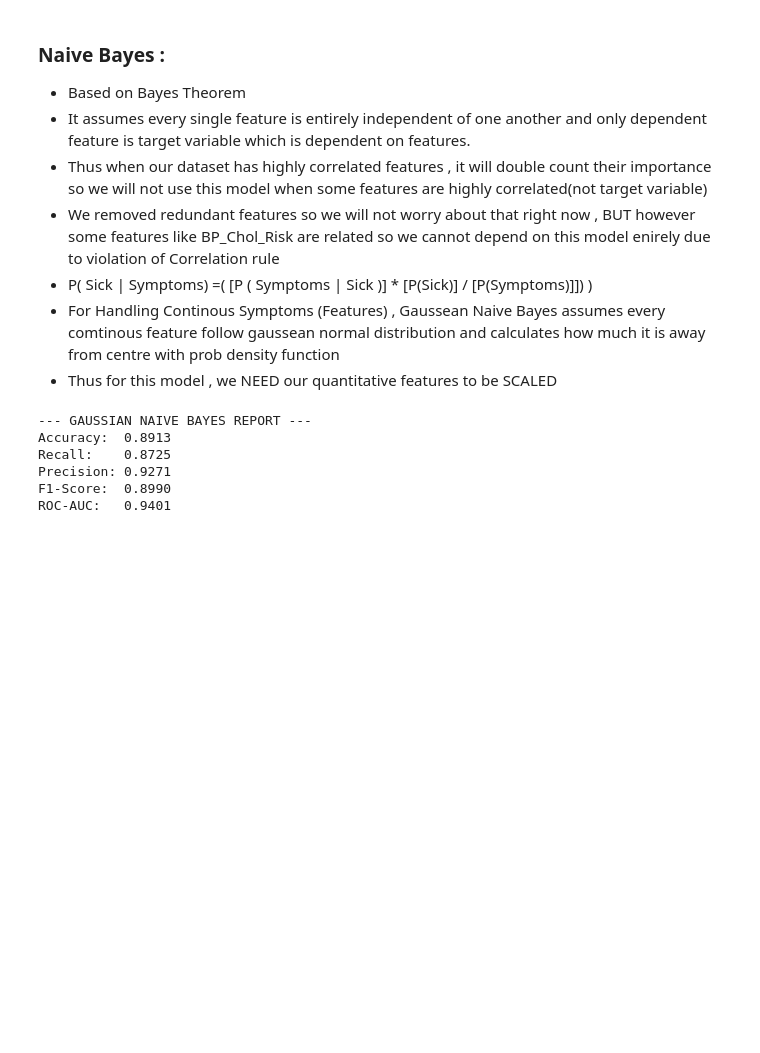
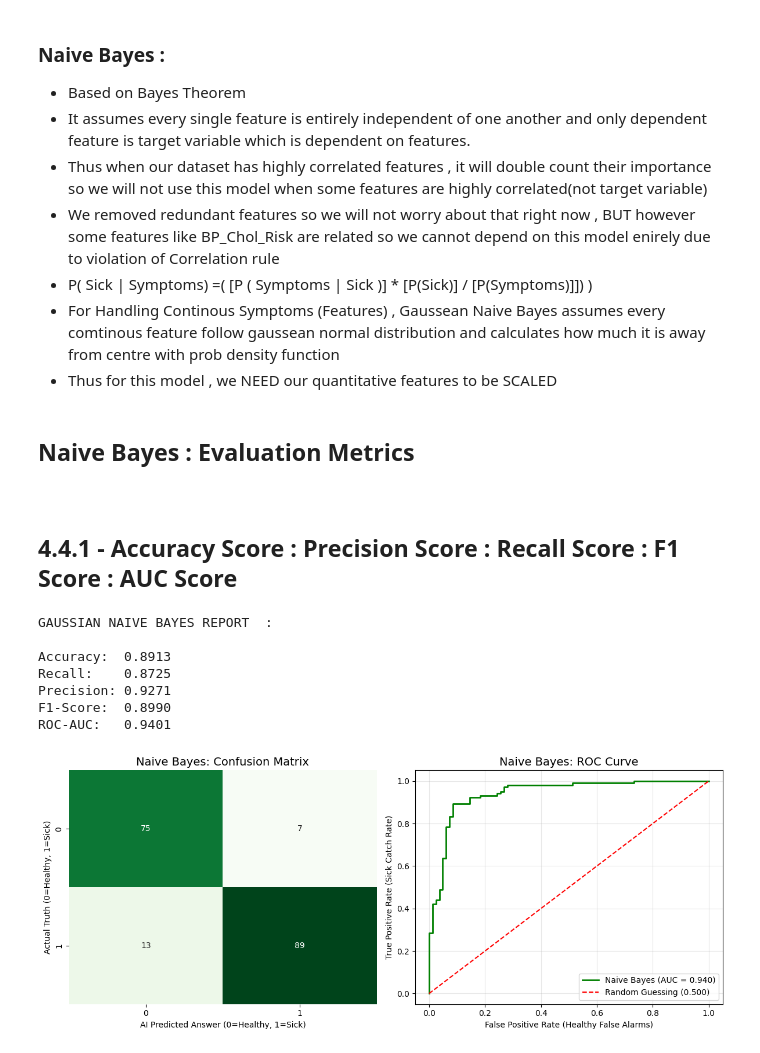
Before and after one commit to Tanish-30-08-2006/Heart-Disease-Prediction, a Jupyter notebook: notebooks/04_Model_Training_and_Verification.ipynb, the cells around one changed output. Cells and saved outputs as stored; diff of their text form; code cells hidden in the pictures; blank space fills up the shorter version.

Commit message:
feat: model creation process  : evaulation metric calculated all scores including f1 score / recall score / precision score / auc score / accuracy

```diff
--- a/notebooks/04_Model_Training_and_Verification.ipynb
+++ b/notebooks/04_Model_Training_and_Verification.ipynb
@@ -490,6 +490,12 @@ nb_model.fit(X_train, y_train)
 
 y_pred_nb = nb_model.predict(X_test)
 y_prob_nb = nb_model.predict_proba(X_test)[:,1]
+# %% [markdown]
+#
+## Naive Bayes : Evaluation Metrics
+#
+# %% [markdown]
+## 4.4.1 - Accuracy Score : Precision Score : Recall Score : F1 Score : AUC Score
 # %%
 from sklearn.metrics import confusion_matrix,accuracy_score,recall_score,precision_score,f1_score,roc_auc_score, roc_curve
 
@@ -500,16 +506,48 @@ f1_nb = f1_score(y_test, y_pred_nb)
 auc_nb = roc_auc_score(y_test, y_prob_nb)
 
 # 5. Print the Report Card
-print("--- GAUSSIAN NAIVE BAYES REPORT  :\n")
+print("\nGAUSSIAN NAIVE BAYES REPORT  :\n")
 print(f"Accuracy:  {acc_nb:.4f}")
 print(f"Recall:    {rec_nb:.4f}")
 print(f"Precision: {prec_nb:.4f}")
 print(f"F1-Score:  {f1_nb:.4f}")
 print(f"ROC-AUC:   {auc_nb:.4f}")
 # %% [output]
---- GAUSSIAN NAIVE BAYES REPORT ---
+GAUSSIAN NAIVE BAYES REPORT  :
+
 Accuracy:  0.8913
 Recall:    0.8725
 Precision: 0.9271
 F1-Score:  0.8990
 ROC-AUC:   0.9401
+# %%
+plt.figure(figsize=(12, 5))
+
+plt.subplot(1, 2, 1)
+
+cm_nb = confusion_matrix(y_test, y_pred_nb)
+sns.heatmap(cm_nb, annot=True, fmt='d', cmap='Greens', cbar=False)
+plt.title('Naive Bayes: Confusion Matrix', fontsize=14)
+plt.xlabel('AI Predicted Answer (0=Healthy, 1=Sick)')
+plt.ylabel('Actual Truth (0=Healthy, 1=Sick)')
+
+plt.subplot(1, 2, 2)
+
+# Calculating the coordinates for the Naive Bayes line
+fpr_nb, tpr_nb, thresholds_nb = roc_curve(y_test, y_prob_nb)
+
+
+plt.plot(fpr_nb, tpr_nb, color='green', linewidth=2, label=f'Naive Bayes (AUC = {auc_nb:.3f})')
+
+plt.plot([0, 1], [0, 1], color='red', linestyle='--', label='Random Guessing (0.500)')
+
+plt.title('Naive Bayes: ROC Curve', fontsize=14)
+plt.xlabel('False Positive Rate (Healthy False Alarms)')
+plt.ylabel('True Positive Rate (Sick Catch Rate)')
+plt.legend(loc='lower right')
+plt.grid(alpha=0.3)
+
+plt.tight_layout()
+plt.show()
+# %% [output]
+[figure, added]
```
